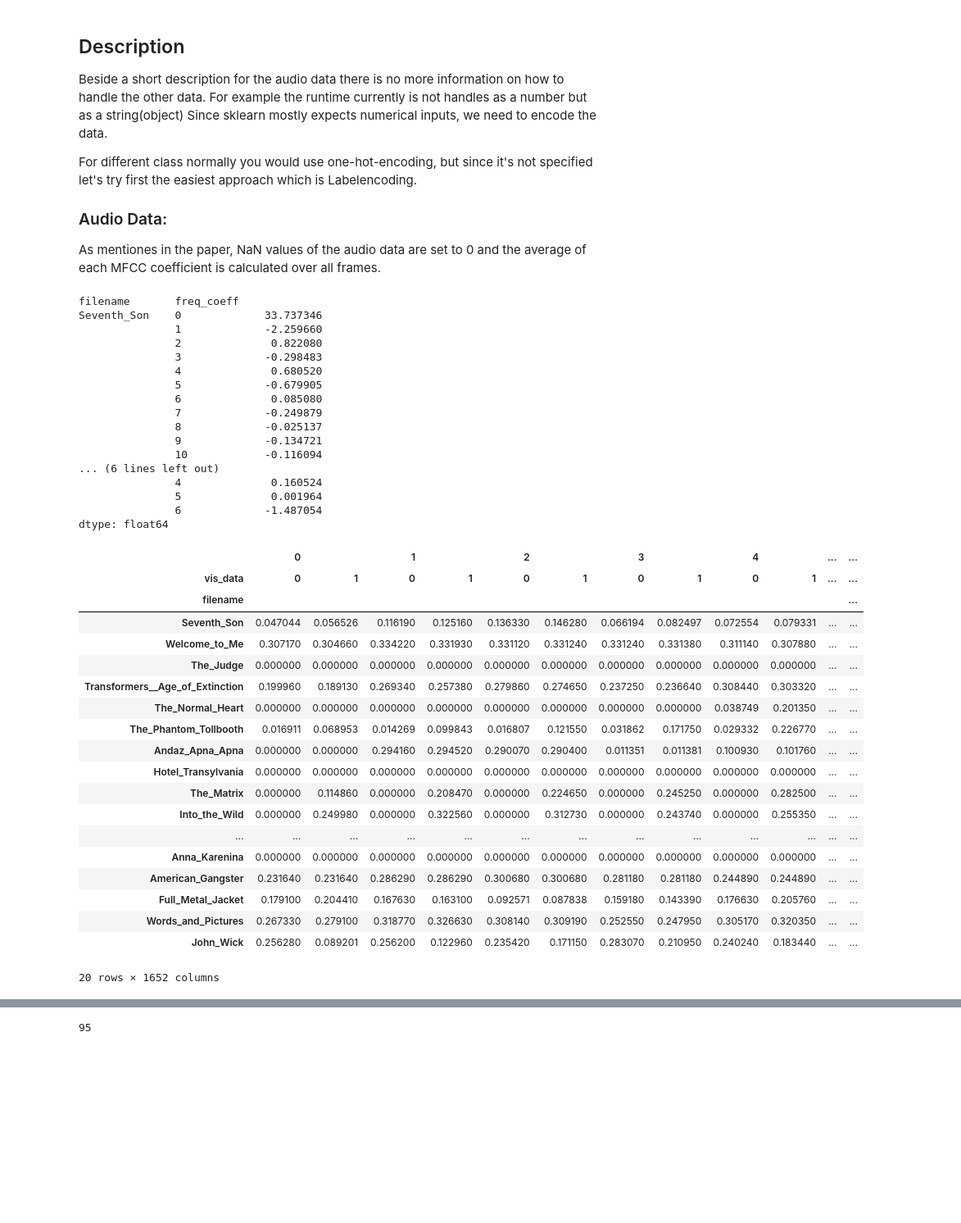
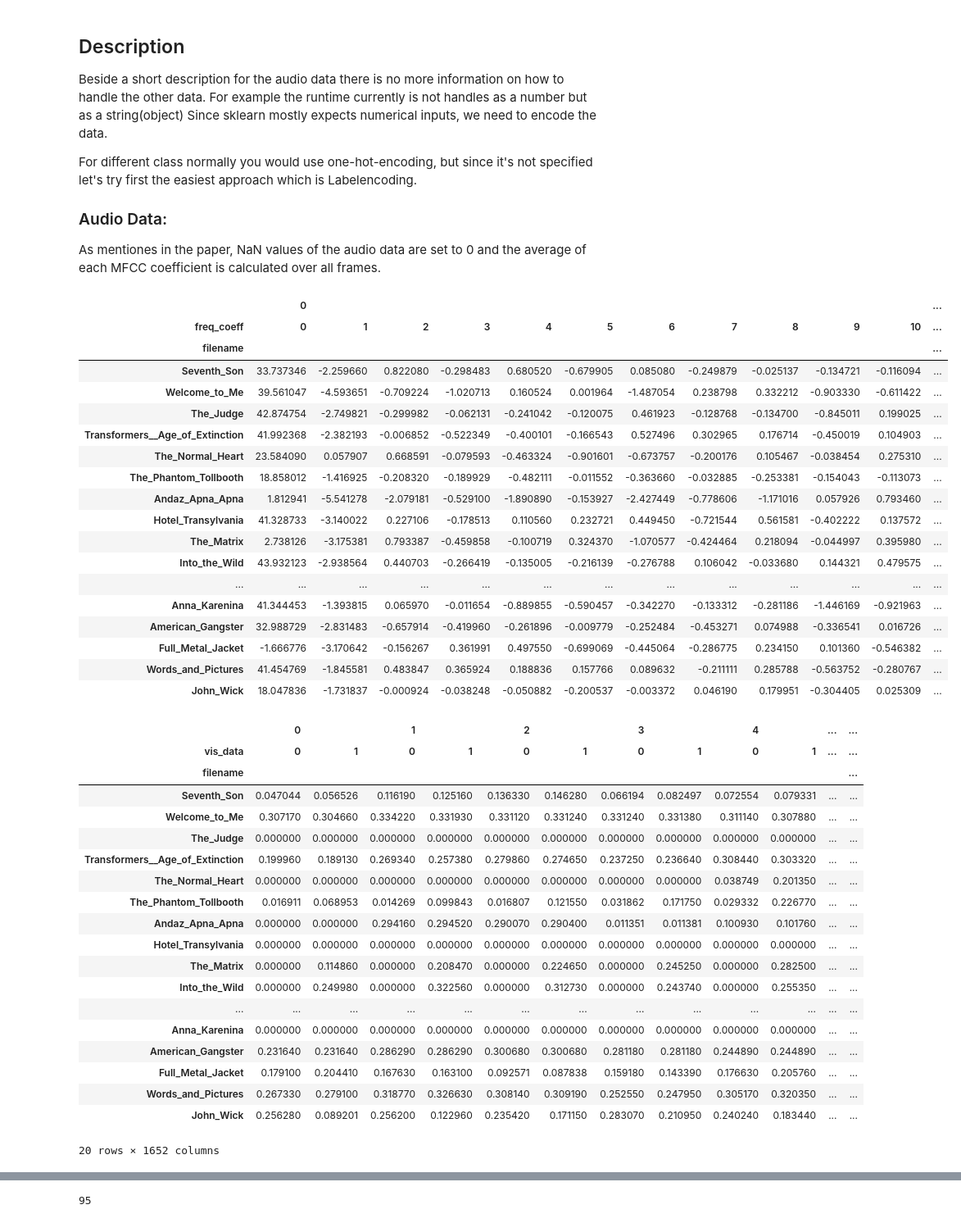
Before and after one commit to patrickFuerst/CoE_task, a Jupyter notebook: classifier_selection.ipynb, the cells around one changed output, grey strips where cells are left out. Shown: that part at 82% size. Cells and saved outputs as stored; diff of their text form; code cells hidden in the pictures; blank space fills up the shorter version.

```diff
--- a/classifier_selection.ipynb
+++ b/classifier_selection.ipynb
@@ -242,58 +242,60 @@ As mentiones in the paper, NaN values of the audio data are set to 0 and the ave
 # %%
 
 def pre_process_audio_data():
     df_data = df_audio_data.fillna(0.0)
-    return df_data.mean(axis=1)
+    return pd.DataFrame(df_data.mean(axis=1)).unstack()
 
 def pre_process_visual_data():
     #create columns of the two rows belonging to each movie
     df_data = df_visual_data.unstack()
     return df_data
 
 
 df_audio_data_processed = pre_process_audio_data()
 display(df_audio_data_processed.head(20))
 
 df_visual_data_processed = pre_process_visual_data()
 display(df_visual_data_processed.head(20))
 # %% [output]
+|  | 0 |  |  |  |  |  |  |  |  |  |  | ... |
+| freq_coeff | 0 | 1 | 2 | 3 | 4 | 5 | 6 | 7 | 8 | 9 | 10 | ... |
+| filename |  |  |  |  |  |  |  |  |  |  |  | ... |
+| Seventh_Son | 33.737346 | -2.259660 | 0.822080 | -0.298483 | 0.680520 | -0.679905 | 0.085080 | -0.249879 | -0.025137 | -0.134721 | -0.116094 | ... |
+| Welcome_to_Me | 39.561047 | -4.593651 | -0.709224 | -1.020713 | 0.160524 | 0.001964 | -1.487054 | 0.238798 | 0.332212 | -0.903330 | -0.611422 | ... |
+| The_Judge | 42.874754 | -2.749821 | -0.299982 | -0.062131 | -0.241042 | -0.120075 | 0.461923 | -0.128768 | -0.134700 | -0.845011 | 0.199025 | ... |
+| Transformers__Age_of_Extinction | 41.992368 | -2.382193 | -0.006852 | -0.522349 | -0.400101 | -0.166543 | 0.527496 | 0.302965 | 0.176714 | -0.450019 | 0.104903 | ... |
+| The_Normal_Heart | 23.584090 | 0.057907 | 0.668591 | -0.079593 | -0.463324 | -0.901601 | -0.673757 | -0.200176 | 0.105467 | -0.038454 | 0.275310 | ... |
+| The_Phantom_Tollbooth | 18.858012 | -1.416925 | -0.208320 | -0.189929 | -0.482111 | -0.011552 | -0.363660 | -0.032885 | -0.253381 | -0.154043 | -0.113073 | ... |
+| Andaz_Apna_Apna | 1.812941 | -5.541278 | -2.079181 | -0.529100 | -1.890890 | -0.153927 | -2.427449 | -0.778606 | -1.171016 | 0.057926 | 0.793460 | ... |
+| Hotel_Transylvania | 41.328733 | -3.140022 | 0.227106 | -0.178513 | 0.110560 | 0.232721 | 0.449450 | -0.721544 | 0.561581 | -0.402222 | 0.137572 | ... |
+| The_Matrix | 2.738126 | -3.175381 | 0.793387 | -0.459858 | -0.100719 | 0.324370 | -1.070577 | -0.424464 | 0.218094 | -0.044997 | 0.395980 | ... |
+| Into_the_Wild | 43.932123 | -2.938564 | 0.440703 | -0.266419 | -0.135005 | -0.216139 | -0.276788 | 0.106042 | -0.033680 | 0.144321 | 0.479575 | ... |
+| ... | ... | ... | ... | ... | ... | ... | ... | ... | ... | ... | ... | ... |
+| Anna_Karenina | 41.344453 | -1.393815 | 0.065970 | -0.011654 | -0.889855 | -0.590457 | -0.342270 | -0.133312 | -0.281186 | -1.446169 | -0.921963 | ... |
+| American_Gangster | 32.988729 | -2.831483 | -0.657914 | -0.419960 | -0.261896 | -0.009779 | -0.252484 | -0.453271 | 0.074988 | -0.336541 | 0.016726 | ... |
+| Full_Metal_Jacket | -1.666776 | -3.170642 | -0.156267 | 0.361991 | 0.497550 | -0.699069 | -0.445064 | -0.286775 | 0.234150 | 0.101360 | -0.546382 | ... |
+| Words_and_Pictures | 41.454769 | -1.845581 | 0.483847 | 0.365924 | 0.188836 | 0.157766 | 0.089632 | -0.211111 | 0.285788 | -0.563752 | -0.280767 | ... |
+| John_Wick | 18.047836 | -1.731837 | -0.000924 | -0.038248 | -0.050882 | -0.200537 | -0.003372 | 0.046190 | 0.179951 | -0.304405 | 0.025309 | ... |
+|  | 0 |  | 1 |  | 2 |  | 3 |  | 4 |  | ... | ... |
+| vis_data | 0 | 1 | 0 | 1 | 0 | 1 | 0 | 1 | 0 | 1 | ... | ... |
+| filename |  |  |  |  |  |  |  |  |  |  |  | ... |
+| Seventh_Son | 0.047044 | 0.056526 | 0.116190 | 0.125160 | 0.136330 | 0.146280 | 0.066194 | 0.082497 | 0.072554 | 0.079331 | ... | ... |
+| Welcome_to_Me | 0.307170 | 0.304660 | 0.334220 | 0.331930 | 0.331120 | 0.331240 | 0.331240 | 0.331380 | 0.311140 | 0.307880 | ... | ... |
+| The_Judge | 0.000000 | 0.000000 | 0.000000 | 0.000000 | 0.000000 | 0.000000 | 0.000000 | 0.000000 | 0.000000 | 0.000000 | ... | ... |
+| Transformers__Age_of_Extinction | 0.199960 | 0.189130 | 0.269340 | 0.257380 | 0.279860 | 0.274650 | 0.237250 | 0.236640 | 0.308440 | 0.303320 | ... | ... |
+| The_Normal_Heart | 0.000000 | 0.000000 | 0.000000 | 0.000000 | 0.000000 | 0.000000 | 0.000000 | 0.000000 | 0.038749 | 0.201350 | ... | ... |
+| The_Phantom_Tollbooth | 0.016911 | 0.068953 | 0.014269 | 0.099843 | 0.016807 | 0.121550 | 0.031862 | 0.171750 | 0.029332 | 0.226770 | ... | ... |
+| Andaz_Apna_Apna | 0.000000 | 0.000000 | 0.294160 | 0.294520 | 0.290070 | 0.290400 | 0.011351 | 0.011381 | 0.100930 | 0.101760 | ... | ... |
+| Hotel_Transylvania | 0.000000 | 0.000000 | 0.000000 | 0.000000 | 0.000000 | 0.000000 | 0.000000 | 0.000000 | 0.000000 | 0.000000 | ... | ... |
+| The_Matrix | 0.000000 | 0.114860 | 0.000000 | 0.208470 | 0.000000 | 0.224650 | 0.000000 | 0.245250 | 0.000000 | 0.282500 | ... | ... |
+| Into_the_Wild | 0.000000 | 0.249980 | 0.000000 | 0.322560 | 0.000000 | 0.312730 | 0.000000 | 0.243740 | 0.000000 | 0.255350 | ... | ... |
+| ... | ... | ... | ... | ... | ... | ... | ... | ... | ... | ... | ... | ... |
+| Anna_Karenina | 0.000000 | 0.000000 | 0.000000 | 0.000000 | 0.000000 | 0.000000 | 0.000000 | 0.000000 | 0.000000 | 0.000000 | ... | ... |
+| American_Gangster | 0.231640 | 0.231640 | 0.286290 | 0.286290 | 0.300680 | 0.300680 | 0.281180 | 0.281180 | 0.244890 | 0.244890 | ... | ... |
+| Full_Metal_Jacket | 0.179100 | 0.204410 | 0.167630 | 0.163100 | 0.092571 | 0.087838 | 0.159180 | 0.143390 | 0.176630 | 0.205760 | ... | ... |
+| Words_and_Pictures | 0.267330 | 0.279100 | 0.318770 | 0.326630 | 0.308140 | 0.309190 | 0.252550 | 0.247950 | 0.305170 | 0.320350 | ... | ... |
+| John_Wick | 0.256280 | 0.089201 | 0.256200 | 0.122960 | 0.235420 | 0.171150 | 0.283070 | 0.210950 | 0.240240 | 0.183440 | ... | ... |
-filename       freq_coeff
-Seventh_Son    0             33.737346
-               1             -2.259660
-               2              0.822080
-               3             -0.298483
-               4              0.680520
-               5             -0.679905
-               6              0.085080
-               7             -0.249879
-               8             -0.025137
-               9             -0.134721
-               10            -0.116094
-... (6 lines left out)
-               4              0.160524
-               5              0.001964
-               6             -1.487054
-dtype: float64
+20 rows × 1652 columns
-|  | 0 |  | 1 |  | 2 |  | 3 |  | 4 |  | ... | ... |
-| vis_data | 0 | 1 | 0 | 1 | 0 | 1 | 0 | 1 | 0 | 1 | ... | ... |
-| filename |  |  |  |  |  |  |  |  |  |  |  | ... |
-| Seventh_Son | 0.047044 | 0.056526 | 0.116190 | 0.125160 | 0.136330 | 0.146280 | 0.066194 | 0.082497 | 0.072554 | 0.079331 | ... | ... |
-| Welcome_to_Me | 0.307170 | 0.304660 | 0.334220 | 0.331930 | 0.331120 | 0.331240 | 0.331240 | 0.331380 | 0.311140 | 0.307880 | ... | ... |
-| The_Judge | 0.000000 | 0.000000 | 0.000000 | 0.000000 | 0.000000 | 0.000000 | 0.000000 | 0.000000 | 0.000000 | 0.000000 | ... | ... |
-| Transformers__Age_of_Extinction | 0.199960 | 0.189130 | 0.269340 | 0.257380 | 0.279860 | 0.274650 | 0.237250 | 0.236640 | 0.308440 | 0.303320 | ... | ... |
-| The_Normal_Heart | 0.000000 | 0.000000 | 0.000000 | 0.000000 | 0.000000 | 0.000000 | 0.000000 | 0.000000 | 0.038749 | 0.201350 | ... | ... |
-| The_Phantom_Tollbooth | 0.016911 | 0.068953 | 0.014269 | 0.099843 | 0.016807 | 0.121550 | 0.031862 | 0.171750 | 0.029332 | 0.226770 | ... | ... |
-| Andaz_Apna_Apna | 0.000000 | 0.000000 | 0.294160 | 0.294520 | 0.290070 | 0.290400 | 0.011351 | 0.011381 | 0.100930 | 0.101760 | ... | ... |
-| Hotel_Transylvania | 0.000000 | 0.000000 | 0.000000 | 0.000000 | 0.000000 | 0.000000 | 0.000000 | 0.000000 | 0.000000 | 0.000000 | ... | ... |
-| The_Matrix | 0.000000 | 0.114860 | 0.000000 | 0.208470 | 0.000000 | 0.224650 | 0.000000 | 0.245250 | 0.000000 | 0.282500 | ... | ... |
-| Into_the_Wild | 0.000000 | 0.249980 | 0.000000 | 0.322560 | 0.000000 | 0.312730 | 0.000000 | 0.243740 | 0.000000 | 0.255350 | ... | ... |
-| ... | ... | ... | ... | ... | ... | ... | ... | ... | ... | ... | ... | ... |
-| Anna_Karenina | 0.000000 | 0.000000 | 0.000000 | 0.000000 | 0.000000 | 0.000000 | 0.000000 | 0.000000 | 0.000000 | 0.000000 | ... | ... |
-| American_Gangster | 0.231640 | 0.231640 | 0.286290 | 0.286290 | 0.300680 | 0.300680 | 0.281180 | 0.281180 | 0.244890 | 0.244890 | ... | ... |
-| Full_Metal_Jacket | 0.179100 | 0.204410 | 0.167630 | 0.163100 | 0.092571 | 0.087838 | 0.159180 | 0.143390 | 0.176630 | 0.205760 | ... | ... |
-| Words_and_Pictures | 0.267330 | 0.279100 | 0.318770 | 0.326630 | 0.308140 | 0.309190 | 0.252550 | 0.247950 | 0.305170 | 0.320350 | ... | ... |
-| John_Wick | 0.256280 | 0.089201 | 0.256200 | 0.122960 | 0.235420 | 0.171150 | 0.283070 | 0.210950 | 0.240240 | 0.183440 | ... | ... |
-20 rows × 1652 columns
 # %% [markdown]
 # Define Models
 
```
Also changed, not shown: parts of 5 cells of this notebook.
